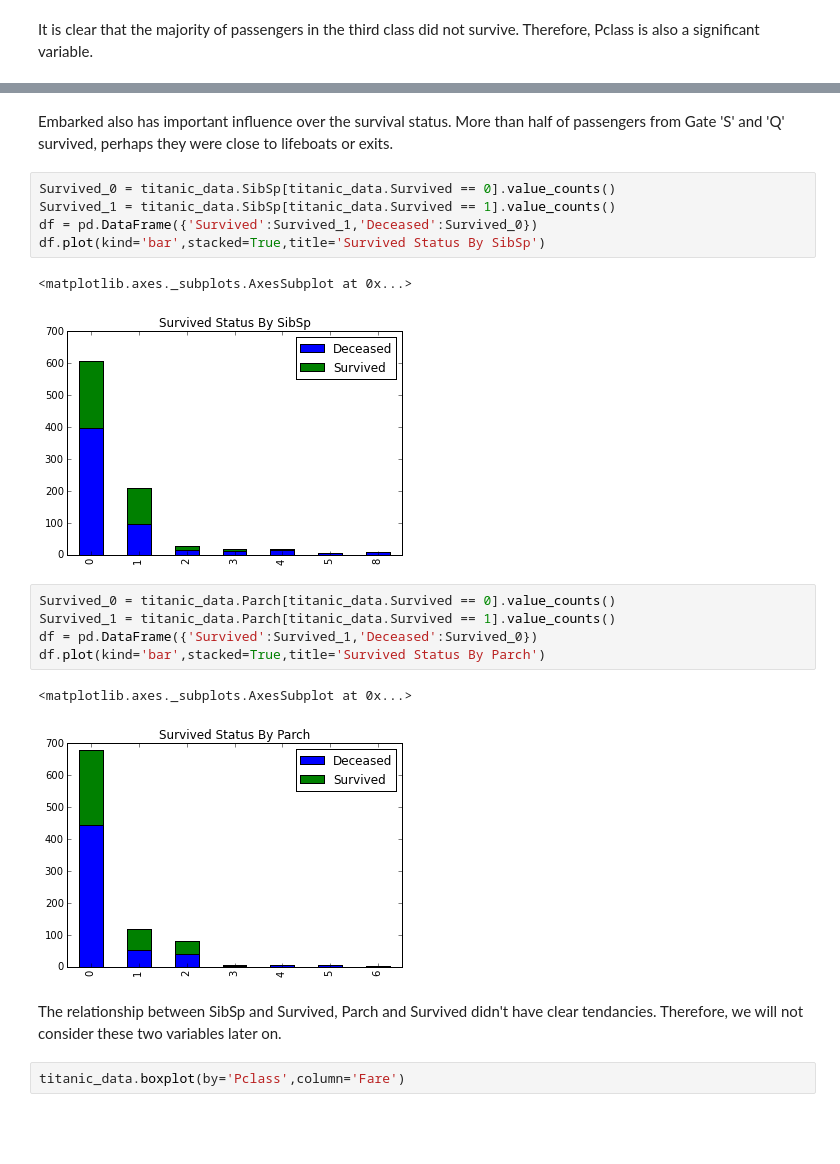
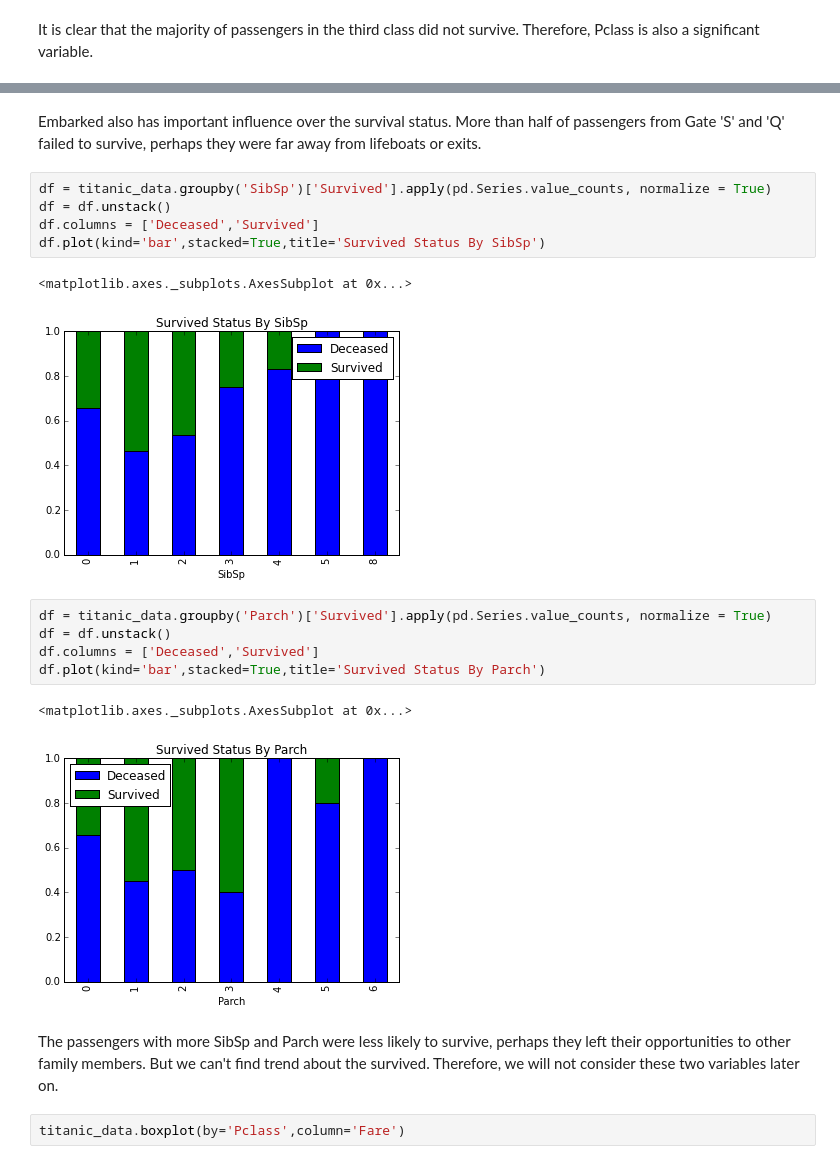
Before and after one commit to richardsun-voyager/DataAnalystNanodegreeProjects, a Jupyter notebook: TitanicDataAnalysis/TitanicDataExploration.ipynb, the cells around one changed output, grey strips where cells are left out. Saved outputs shown, nothing was run; the diff lists cells and outputs as text; blank space fills up the shorter version.

```diff
--- a/TitanicDataAnalysis/TitanicDataExploration.ipynb
+++ b/TitanicDataAnalysis/TitanicDataExploration.ipynb
@@ -218,23 +214,23 @@ df.div(df.sum(1),axis=0)
 # %% [markdown]
-Embarked also has important influence over the survival status. More than half of passengers from Gate 'S' and 'Q' survived, perhaps they were close to lifeboats or exits.
+Embarked also has important influence over the survival status. More than half of passengers from Gate 'S' and 'Q' failed to survive, perhaps they were far away from lifeboats or exits.
 # %%
-Survived_0 = titanic_data.SibSp[titanic_data.Survived == 0].value_counts()
-Survived_1 = titanic_data.SibSp[titanic_data.Survived == 1].value_counts()
-df = pd.DataFrame({'Survived':Survived_1,'Deceased':Survived_0})
+df = titanic_data.groupby('SibSp')['Survived'].apply(pd.Series.value_counts, normalize = True)
+df = df.unstack()
+df.columns = ['Deceased','Survived']
 df.plot(kind='bar',stacked=True,title='Survived Status By SibSp')
 # %% [output]
 <matplotlib.axes._subplots.AxesSubplot at 0x...>
-[figure, old version]
+[figure, new version]
 # %%
-Survived_0 = titanic_data.Parch[titanic_data.Survived == 0].value_counts()
-Survived_1 = titanic_data.Parch[titanic_data.Survived == 1].value_counts()
-df = pd.DataFrame({'Survived':Survived_1,'Deceased':Survived_0})
+df = titanic_data.groupby('Parch')['Survived'].apply(pd.Series.value_counts, normalize = True)
+df = df.unstack()
+df.columns = ['Deceased','Survived']
 df.plot(kind='bar',stacked=True,title='Survived Status By Parch')
 # %% [output]
 <matplotlib.axes._subplots.AxesSubplot at 0x...>
-[figure, old version]
+[figure, new version]
 # %% [markdown]
-The relationship between SibSp and Survived, Parch and Survived didn't have clear tendancies. Therefore, we will not consider these two variables later on.
+The passengers with more SibSp and Parch were less likely to survive, perhaps they left their opportunities to other family members. But we can't find trend about the survived. Therefore, we will not consider these two variables later on.
 # %%
 titanic_data.boxplot(by='Pclass',column='Fare')
 # %% [output]
```
Also changed, not shown: parts of 20 cells of this notebook, 14 other files.
